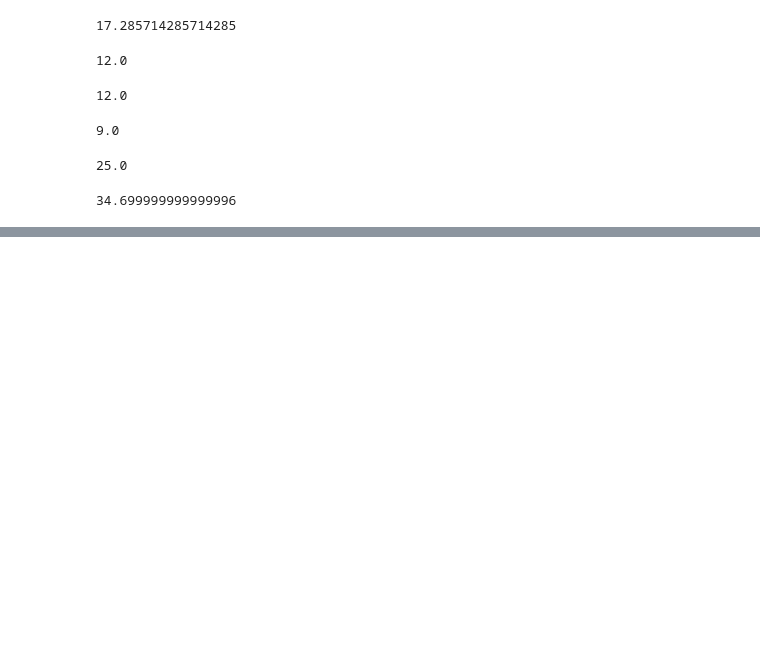
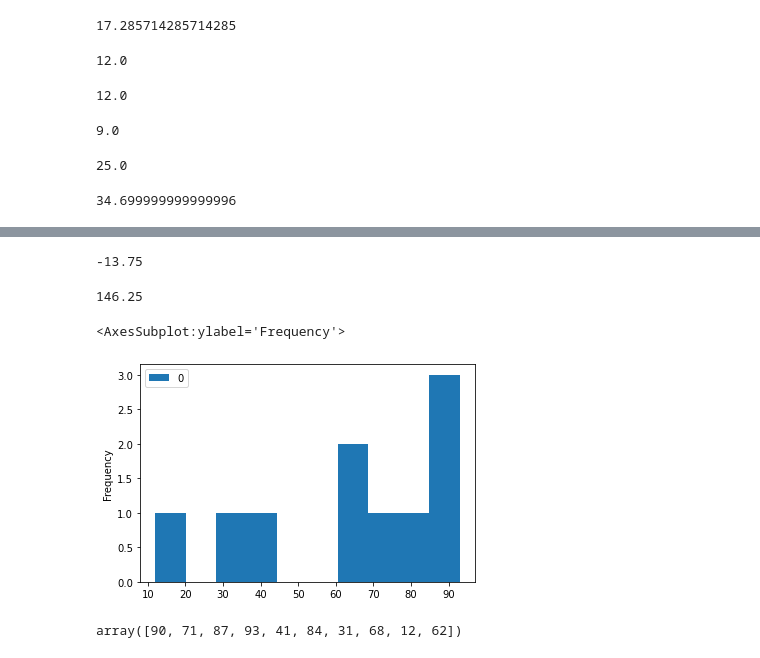
Before and after one commit to navi1910/Data-Science, a Jupyter notebook: Statistics.ipynb, the cells around one changed output, grey strips where cells are left out. Saved outputs shown, nothing was run; the diff lists cells and outputs as text; code cells hidden in the pictures; blank space fills up the shorter version.

```diff
--- a/Statistics.ipynb
+++ b/Statistics.ipynb
@@ -70,0 +73,2 @@ np.quantile(data, 0.99)
+# %%
+data = np.random.randint(10,100,10)
@@ -70,0 +93,8 @@ np.quantile(data, 0.99)
+# %%
+Q1 - (1.5*IQR)
+# %% [output]
+-13.75
+# %%
+Q3 + (1.5*IQR)
+# %% [output]
+146.25
@@ -70,0 +103,11 @@ np.quantile(data, 0.99)
+# %%
+df = pd.DataFrame(data)
+# %%
+df.plot(kind = 'hist')
+# %% [output]
+<AxesSubplot:ylabel='Frequency'>
+[figure, added]
+# %%
+data
+# %% [output]
+array([90, 71, 87, 93, 41, 84, 31, 68, 12, 62])
```
Also changed, not shown: parts of 16 cells of this notebook.
